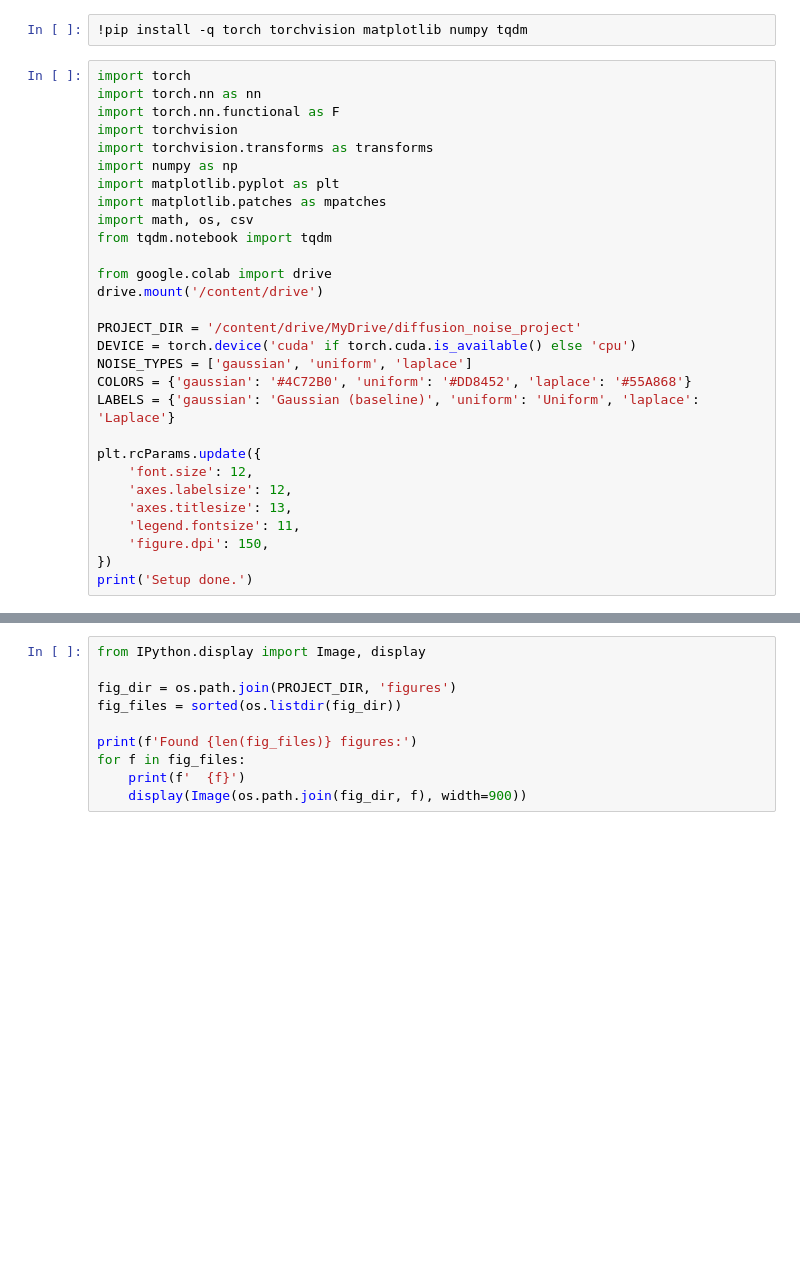
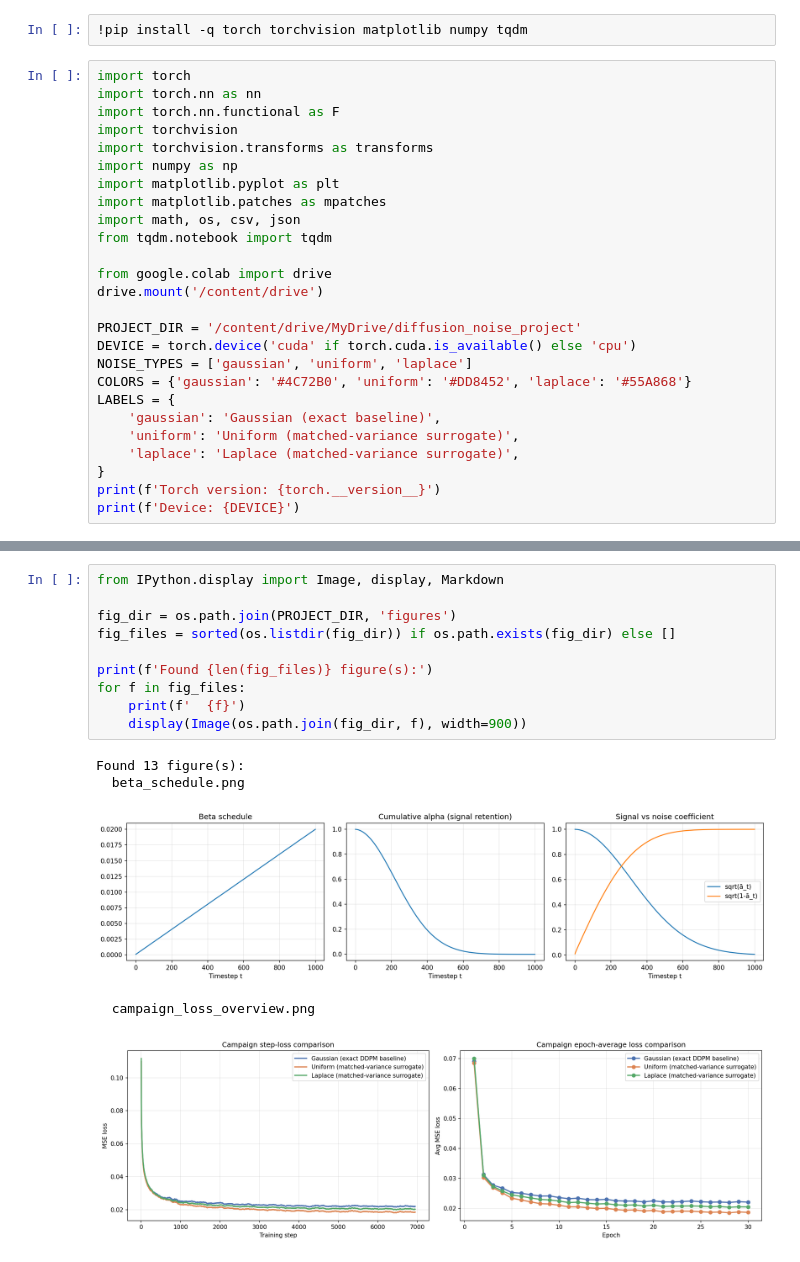
Before and after one commit to Hy-phenn/GenAi, a Jupyter notebook: notebook6_writeup.ipynb, the cells around one changed output, grey strips where cells are left out. Cells and saved outputs as stored; diff of their text form; blank space fills up the shorter version.

```diff
--- a/notebook6_writeup.ipynb
+++ b/notebook6_writeup.ipynb
@@ -17,7 +19,7 @@ import torchvision.transforms as transforms
 import numpy as np
 import matplotlib.pyplot as plt
 import matplotlib.patches as mpatches
-import math, os, csv
+import math, os, csv, json
 from tqdm.notebook import tqdm
 
 from google.colab import drive
@@ -27,13 +29,10 @@ PROJECT_DIR = '/content/drive/MyDrive/diffusion_noise_project'
 DEVICE = torch.device('cuda' if torch.cuda.is_available() else 'cpu')
 NOISE_TYPES = ['gaussian', 'uniform', 'laplace']
 COLORS = {'gaussian': '#4C72B0', 'uniform': '#DD8452', 'laplace': '#55A868'}
-LABELS = {'gaussian': 'Gaussian (baseline)', 'uniform': 'Uniform', 'laplace': 'Laplace'}
-
-plt.rcParams.update({
-    'font.size': 12,
-    'axes.labelsize': 12,
-    'axes.titlesize': 13,
-    'legend.fontsize': 11,
-    'figure.dpi': 150,
-})
-print('Setup done.')
+LABELS = {
+    'gaussian': 'Gaussian (exact baseline)',
+    'uniform': 'Uniform (matched-variance surrogate)',
+    'laplace': 'Laplace (matched-variance surrogate)',
+}
+print(f'Torch version: {torch.__version__}')
+print(f'Device: {DEVICE}')
@@ -43,10 +47,16 @@ Display all figures produced in previous notebooks.
 # %%
-from IPython.display import Image, display
+from IPython.display import Image, display, Markdown
 
 fig_dir = os.path.join(PROJECT_DIR, 'figures')
-fig_files = sorted(os.listdir(fig_dir))
+fig_files = sorted(os.listdir(fig_dir)) if os.path.exists(fig_dir) else []
 
-print(f'Found {len(fig_files)} figures:')
+print(f'Found {len(fig_files)} figure(s):')
 for f in fig_files:
     print(f'  {f}')
     display(Image(os.path.join(fig_dir, f), width=900))
+# %% [output]
+Found 13 figure(s):
+  beta_schedule.png
+[figure, added]
+  campaign_loss_overview.png
+[figure, added]
```
Also changed, not shown: parts of 30 cells of this notebook, 54 other files.
